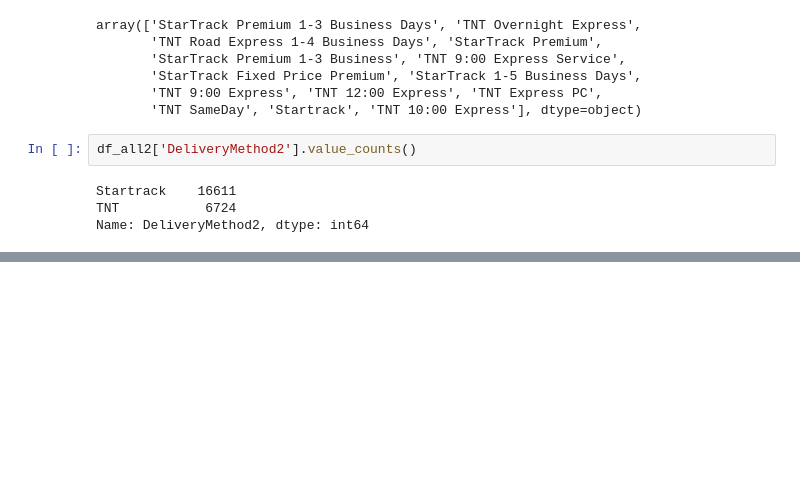
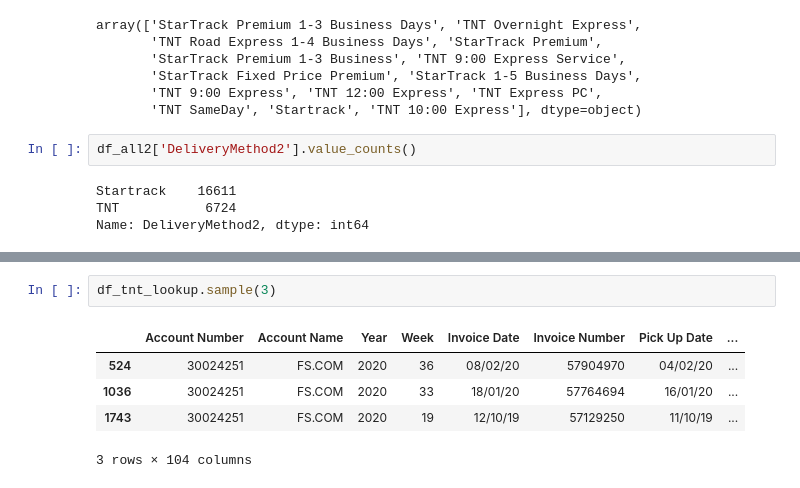
Before and after one commit to viffsi/Office_supply, a Jupyter notebook: delivery_fees.ipynb, the cells around one changed output, grey strips where cells are left out. Drawn from its saved outputs; the diff is of its cells as text; blank space fills up the shorter version.

```diff
--- a/delivery_fees.ipynb
+++ b/delivery_fees.ipynb
@@ -223,0 +264,8 @@ table
+# %%
+df_tnt_lookup.sample(3)
+# %% [output]
+|  | Account Number | Account Name | Year | Week | Invoice Date | Invoice Number | Pick Up Date | ... |
+| 524 | 30024251 | FS.COM | 2020 | 36 | 08/02/20 | 57904970 | 04/02/20 | ... |
+| 1036 | 30024251 | FS.COM | 2020 | 33 | 18/01/20 | 57764694 | 16/01/20 | ... |
+| 1743 | 30024251 | FS.COM | 2020 | 19 | 12/10/19 | 57129250 | 11/10/19 | ... |
+3 rows × 104 columns
```
Also changed, not shown: parts of 14 cells of this notebook.
